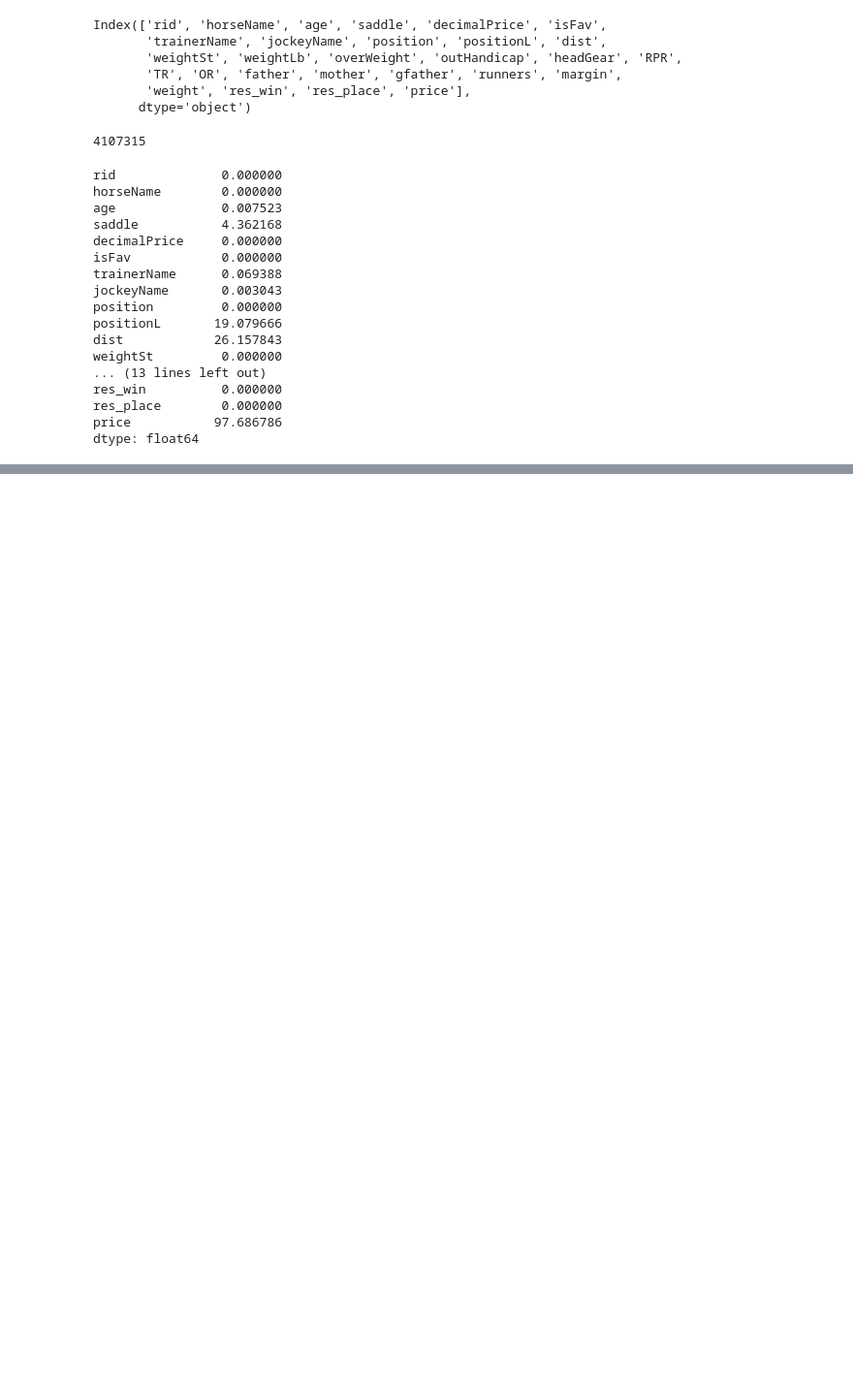
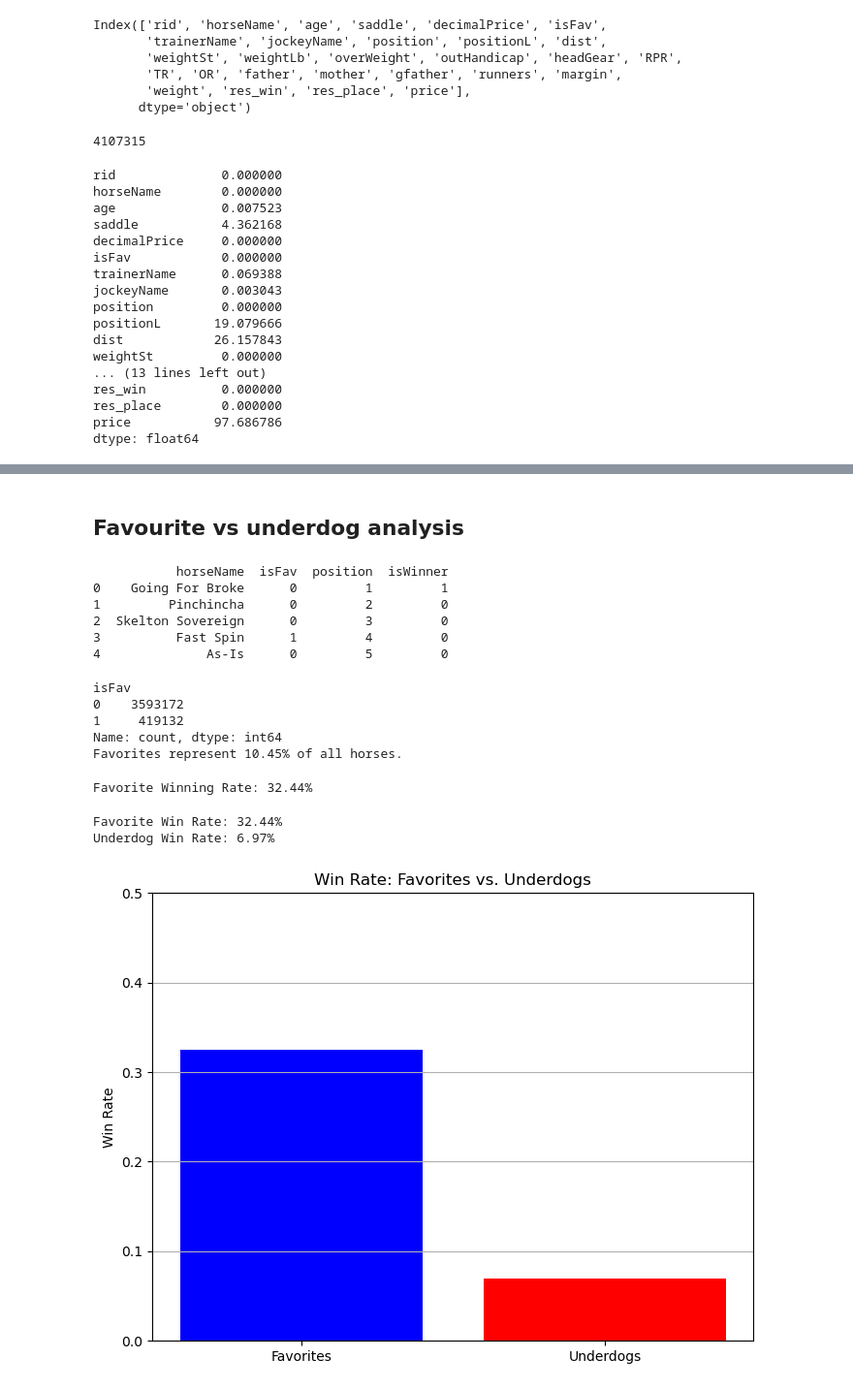
Before and after one commit to sajodajo/HorseRacing, a Jupyter notebook: EDA_SJ.ipynb, the cells around one changed output, grey strips where cells are left out. Shown: that part at 97% size. Drawn from its saved outputs; the diff is of its cells as text; code cells hidden in the pictures; blank space fills up the shorter version.

```diff
--- a/EDA_SJ.ipynb
+++ b/EDA_SJ.ipynb
@@ -63,0 +172,56 @@ dtype: float64
+# %% [markdown]
+## Favourite vs underdog analysis
+# %%
+dfHorseRaces['isWinner'] = (dfHorseRaces['position'] == 1).astype(int)
+print(dfHorseRaces[['horseName', 'isFav', 'position', 'isWinner']].head())
+# %% [output]
+           horseName  isFav  position  isWinner
+0    Going For Broke      0         1         1
+1         Pinchincha      0         2         0
+2  Skelton Sovereign      0         3         0
+3          Fast Spin      1         4         0
+4              As-Is      0         5         0
+# %%
+# How many horses were favorites?
+print(dfHorseRaces['isFav'].value_counts()) # 0 = not favorite, 1 = favorite
+
+# Percentage of favorites in the dataset
+favorite_percentage = dfHorseRaces['isFav'].mean() * 100
+print(f"Favorites represent {favorite_percentage:.2f}% of all horses.")
+# %% [output]
+isFav
+0    3593172
+1     419132
+Name: count, dtype: int64
+Favorites represent 10.45% of all horses.
+# %%
+favorite_win_rate = dfHorseRaces[dfHorseRaces['isFav'] == 1]['isWinner'].mean()
+print(f"Favorite Winning Rate: {favorite_win_rate:.2%}")
+# %% [output]
+Favorite Winning Rate: 32.44%
+# %%
+
+favorite_win_rate = dfHorseRaces[dfHorseRaces['isFav'] == 1]['isWinner'].mean()
+underdog_win_rate = dfHorseRaces[dfHorseRaces['isFav'] == 0]['isWinner'].mean()
+
+print(f"Favorite Win Rate: {favorite_win_rate:.2%}")
+print(f"Underdog Win Rate: {underdog_win_rate:.2%}")
+# %% [output]
+Favorite Win Rate: 32.44%
+Underdog Win Rate: 6.97%
+# %%
+
+win_rates = {
+    'Favorites': favorite_win_rate,
+    'Underdogs': underdog_win_rate
+}
+
+plt.figure(figsize=(8,6))
+plt.bar(win_rates.keys(), win_rates.values(), color=['blue', 'red'])
+plt.title('Win Rate: Favorites vs. Underdogs')
+plt.ylabel('Win Rate')
+plt.ylim(0, 0.5)  # Set limit for better visualization
+plt.grid(axis='y')
+plt.show()
+# %% [output]
+[figure, added]
```
Also changed, not shown: parts of 28 cells of this notebook.
